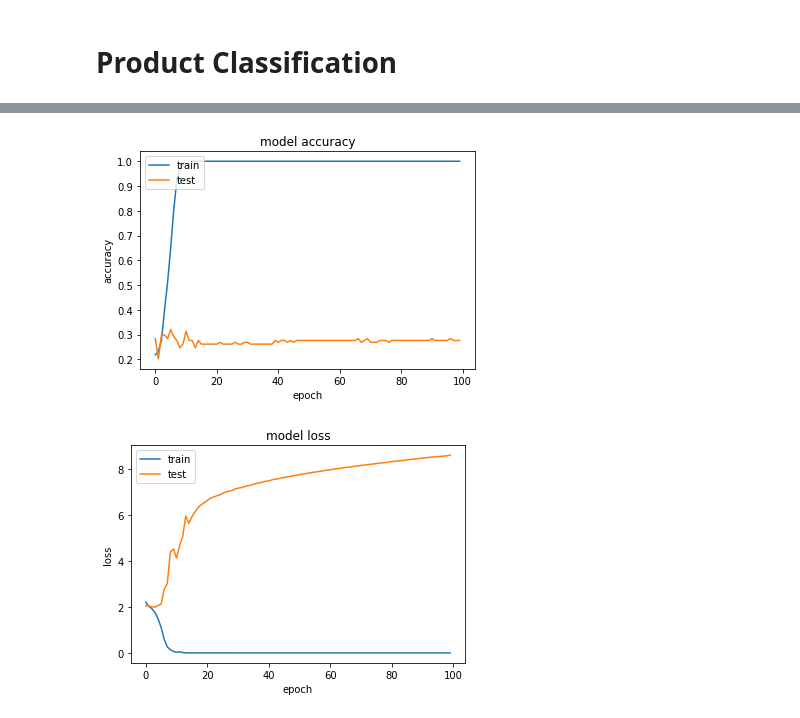
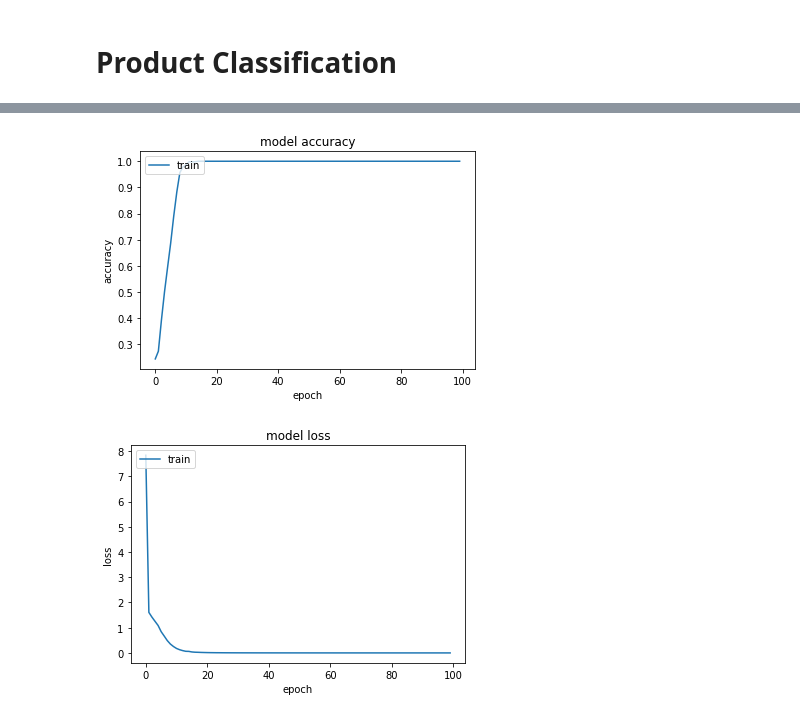
Before and after one commit to isaactjy/Advertising, a Jupyter notebook: inflatables.ipynb, the cells around one changed output, grey strips where cells are left out. Saved outputs shown, nothing was run; the diff lists cells and outputs as text; code cells hidden in the pictures.

```diff
--- a/inflatables.ipynb
+++ b/inflatables.ipynb
@@ -145,7 +145,7 @@ import matplotlib.pyplot as plt
 %matplotlib inline
 
 class_dict = {}
-with open("classes.txt","r") as txt:
+with open("classes5.txt","r") as txt:
     classes = [line.strip() for line in txt.readlines()]
     class_dict = dict(zip(range(len(classes)),classes))
 
@@ -187,15 +187,13 @@ plt.show()
 # %%
 import tensorflow as tf
 from tensorflow.keras import layers, models
+
 model = models.Sequential()
 model.add(layers.Conv2D(32,(3,3), activation = "relu", input_shape =(128,128,3)))
 model.add(layers.MaxPooling2D((2, 2)))
-model.add(layers.Conv2D(64, (3, 3), activation='relu'))
-model.add(layers.MaxPooling2D((2, 2)))
-model.add(layers.Conv2D(64, (3, 3), activation='relu'))
 model.add(layers.Flatten())
 model.add(layers.Dense(64, activation='relu'))
-model.add(layers.Dense(10, activation='softmax'))
+model.add(layers.Dense(5, activation='softmax'))
 
 model.summary()
 # %% [output]
@@ -220,5 +219,5 @@ _________________________________________________________________
 model.compile(optimizer='adam',
               loss='sparse_categorical_crossentropy',
               metrics=['accuracy'])
-history = model.fit(X_train, y_train, validation_split=0.2, epochs=100, batch_size = 32)
+history = model.fit(X_train, y_train, epochs=100, batch_size = 32)
 # %% [output]
@@ -242,25 +241,25 @@ Epoch 100/100
 # %%
 # summarize history for accuracy
 plt.plot(history.history['accuracy'])
-plt.plot(history.history['val_accuracy'])
+# plt.plot(history.history['val_accuracy'])
 plt.title('model accuracy')
 plt.ylabel('accuracy')
 plt.xlabel('epoch')
 plt.legend(['train', 'test'], loc='upper left')
 plt.show()
 # %% [output]
-[figure, old version]
+[figure, new version]
 # %%
 # summarize history for loss
 plt.plot(history.history['loss'])
-plt.plot(history.history['val_loss'])
+# plt.plot(history.history['val_loss'])
 plt.title('model loss')
 plt.ylabel('loss')
 plt.xlabel('epoch')
 plt.legend(['train', 'test'], loc='upper left')
 plt.show()
 # %% [output]
-[figure, old version]
+[figure, new version]
 # %%
 test_loss, test_acc = model.evaluate(X_test, y_test)
 print('Test accuracy:', test_acc)
```
Also changed, not shown: parts of 12 cells of this notebook, 6 other files.
